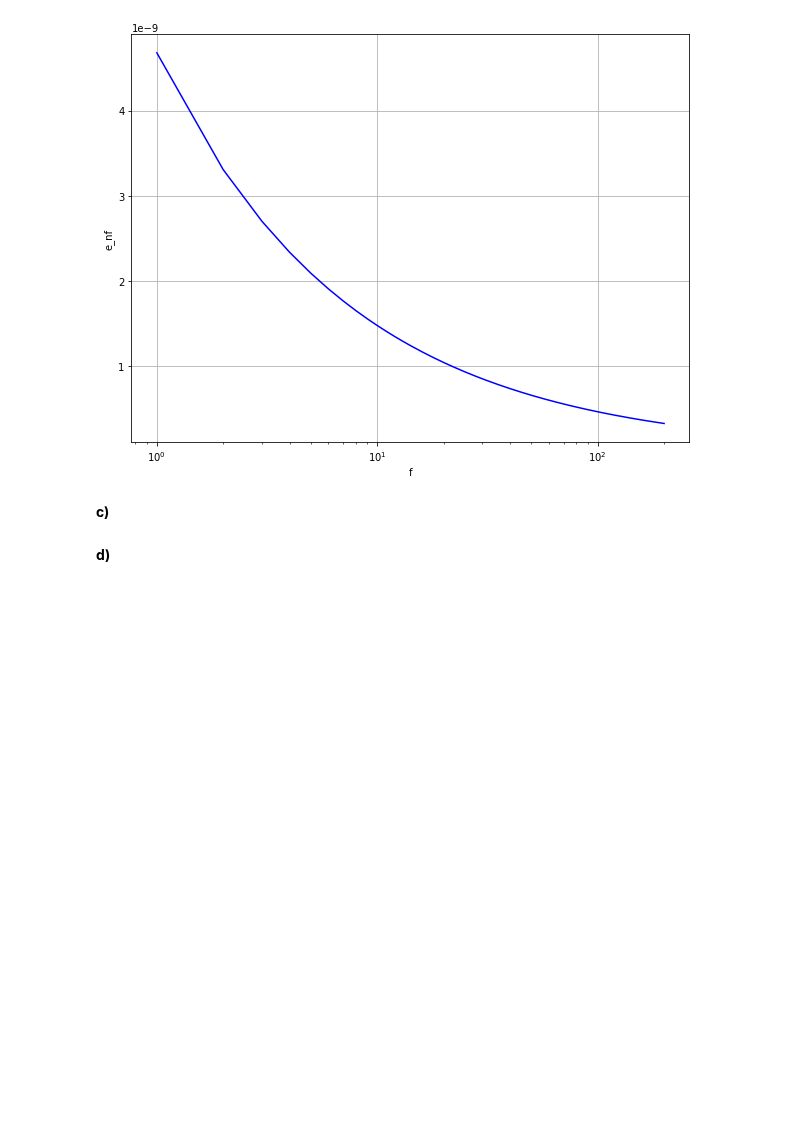
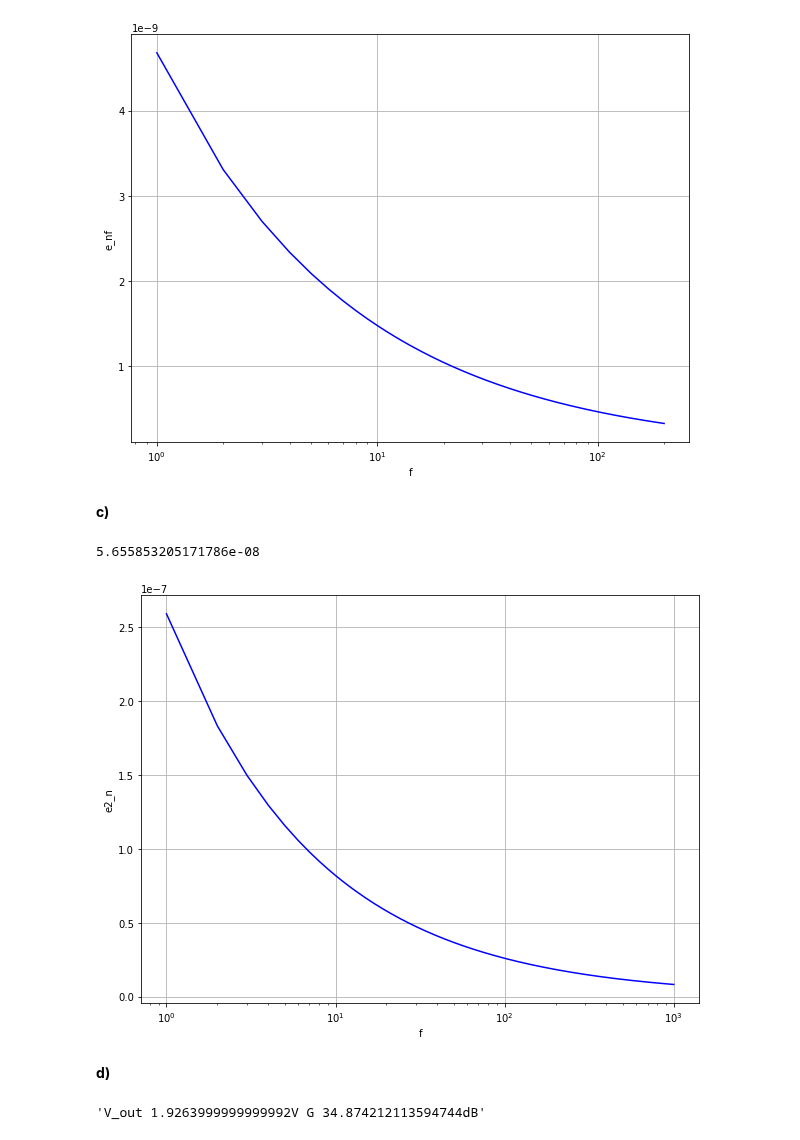
Before and after one commit to dimant/ee538-spring2021, a Jupyter notebook: HW4/HW4.ipynb, the cells around one changed output. Saved outputs shown, nothing was run; the diff lists cells and outputs as text; code cells hidden in the pictures; blank space fills up the shorter version.

```diff
--- a/HW4/HW4.ipynb
+++ b/HW4/HW4.ipynb
@@ -48,0 +46,12 @@ display(f'e_n {np.sqrt(e2_n)} i_n {np.sqrt(i2_n)}')
+# %%
+V_th = -0.39 # from spice model
+
+V_gs = 0.29 + V_th
+
+i_ds = V_gs * g_m
+
+v_ds = i_ds * R_D
+
+G = v_ds / V_gs
+
+G
@@ -90,38 +101,42 @@ display(f'e_nf(100Hz)={np.sqrt(K_f * I_D/100)/g_m}')
 __c)__
 # %%
 R_S = 100e3
-f = 100
+f = np.linspace(1, 1000, num=1000)
 G2 = G**2
 gamma = 2/3
 R_D2 = R_D**2
 R_S2 = R_S**2
 g_m2 = g_m**2
 
-# R_D thermal voltage noise, input refer by /G
 e2_nR_D = 4 * kT * R_D / G2
 
-# i_nd channel thermal current noise turns into voltage noise via R_D, input refer by /g_m
-e2_nd = 4 * kT * gamma / g_m
+i2_nd = 4 * kT * gamma * g_m
+e2_nd = i2_nd / g_m2
 
-# i_ng gate current shot noise turns into voltage noise via R_S
 i2_ng = 2 * q * I_G
 e2_ng = i2_ng * R_S2
 
-# frequency dependent flicker noise, turns into voltage noise via R_D, input refer by /G
 i2_nf = K_f * I_D / f
 e2_nf = i2_nf / g_m2
 
 e2_n = e2_nR_D + e2_nd + e2_ng + e2_nf
 
 gain = 20 * np.log10(G)
 
-display(f'gain={gain}dB e_n={np.sqrt(e2_n)}')
+#display(f'gain={gain}dB e_n={np.sqrt(e2_n)}')
 
-np.sqrt(e2_nf)
+plot_xlogy(f, np.sqrt(e2_nf)*G, "f", "e2_n")
+np.sqrt(e2_n[100]) * G
+# %% [output]
+5.655853205171786e-08
+[figure, added]
 # %% [markdown]
 __d)__
 # %%
+I_d = beta * (V_gs_th ** 2)
 V_out = 10 - I_d * R_D
-display(f'I_d {I_d} V_out {V_out}V')
+display(f'V_out {V_out}V G {20*np.log10(G)}dB')
+# %% [output]
+'V_out 1.9263999999999992V G 34.874212113594744dB'
 # %% [markdown]
 ![image.png](attachment:image.png)
```
Also changed, not shown: parts of 5 cells of this notebook.
